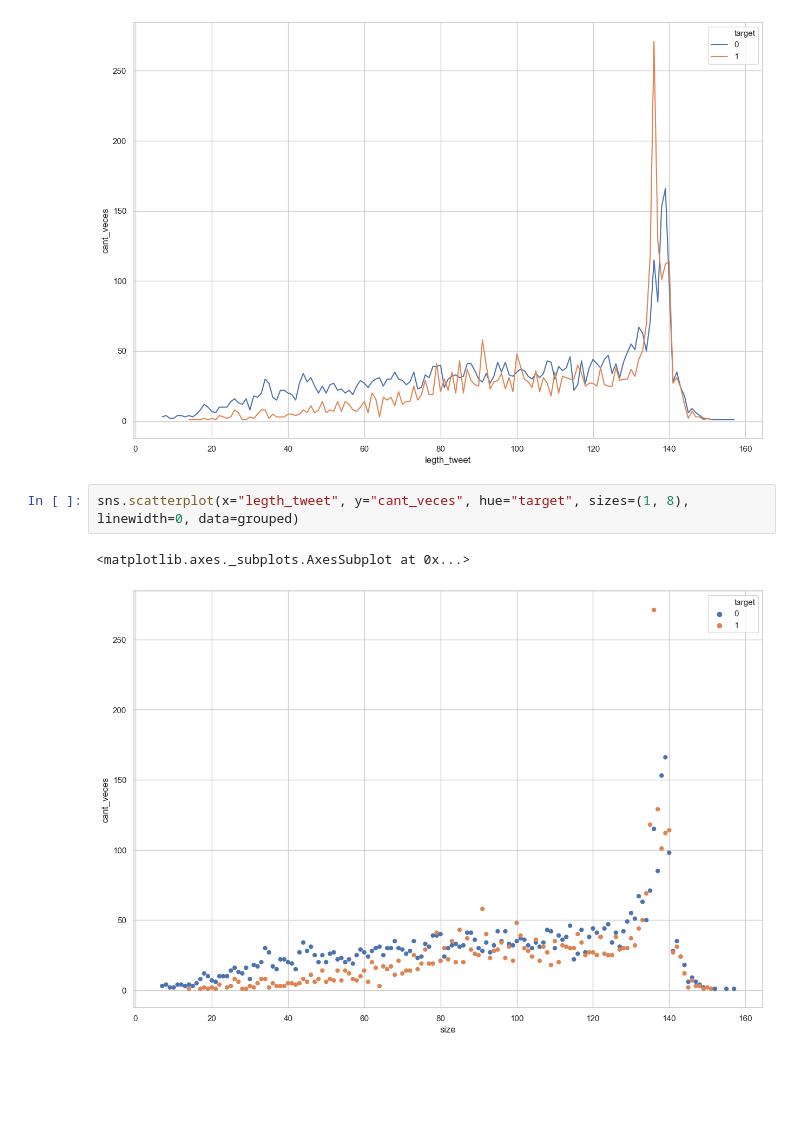
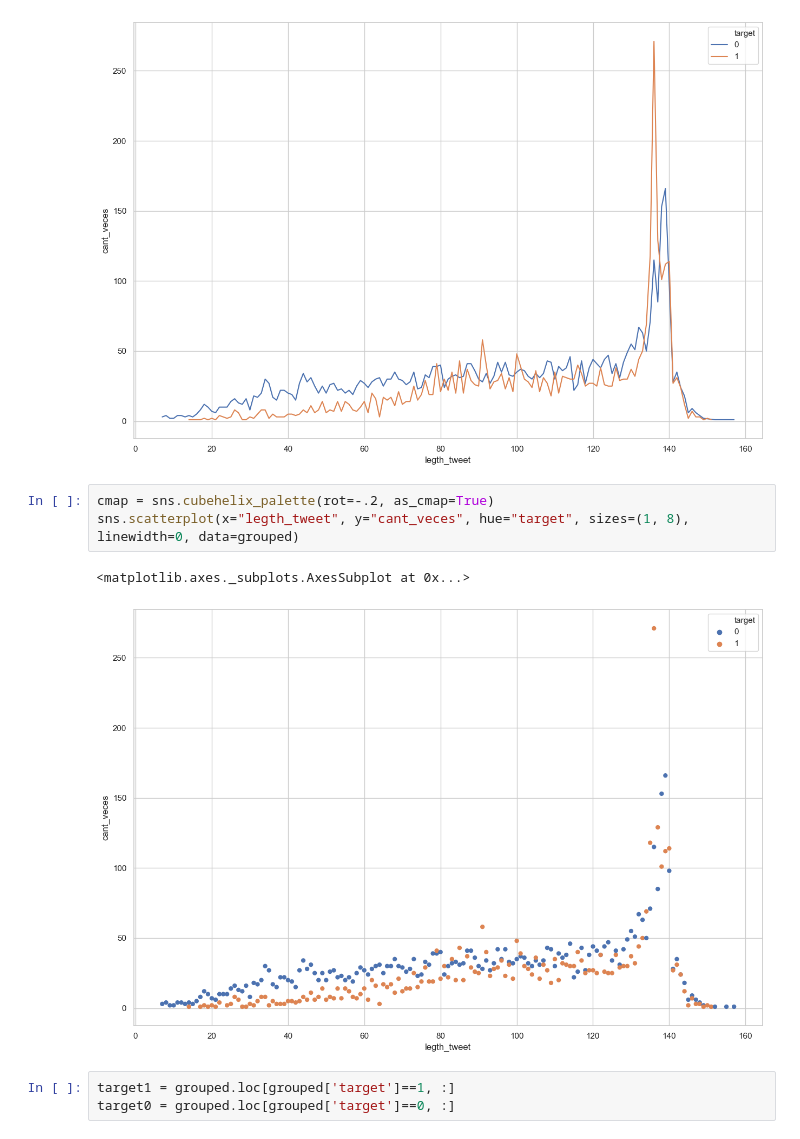
Before and after one commit to patopizzini/datos_practica, a Jupyter notebook: 02ejemplo_tp/tp1_prueba.ipynb, the cells around one changed output. Drawn from its saved outputs; the diff is of its cells as text; blank space fills up the shorter version.

```diff
--- a/02ejemplo_tp/tp1_prueba.ipynb
+++ b/02ejemplo_tp/tp1_prueba.ipynb
@@ -122,7 +137,11 @@ sns.lineplot(x="legth_tweet", y="cant_veces",hue="target",data=grouped)
 <matplotlib.axes._subplots.AxesSubplot at 0x...>
 [figure]
 # %%
+cmap = sns.cubehelix_palette(rot=-.2, as_cmap=True)
 sns.scatterplot(x="legth_tweet", y="cant_veces", hue="target", sizes=(1, 8), linewidth=0, data=grouped)
 # %% [output]
 <matplotlib.axes._subplots.AxesSubplot at 0x...>
-[figure, old version]
+[figure, new version]
+# %%
+target1 = grouped.loc[grouped['target']==1, :]
+target0 = grouped.loc[grouped['target']==0, :]
```
Also changed, not shown: parts of 6 cells of this notebook.
